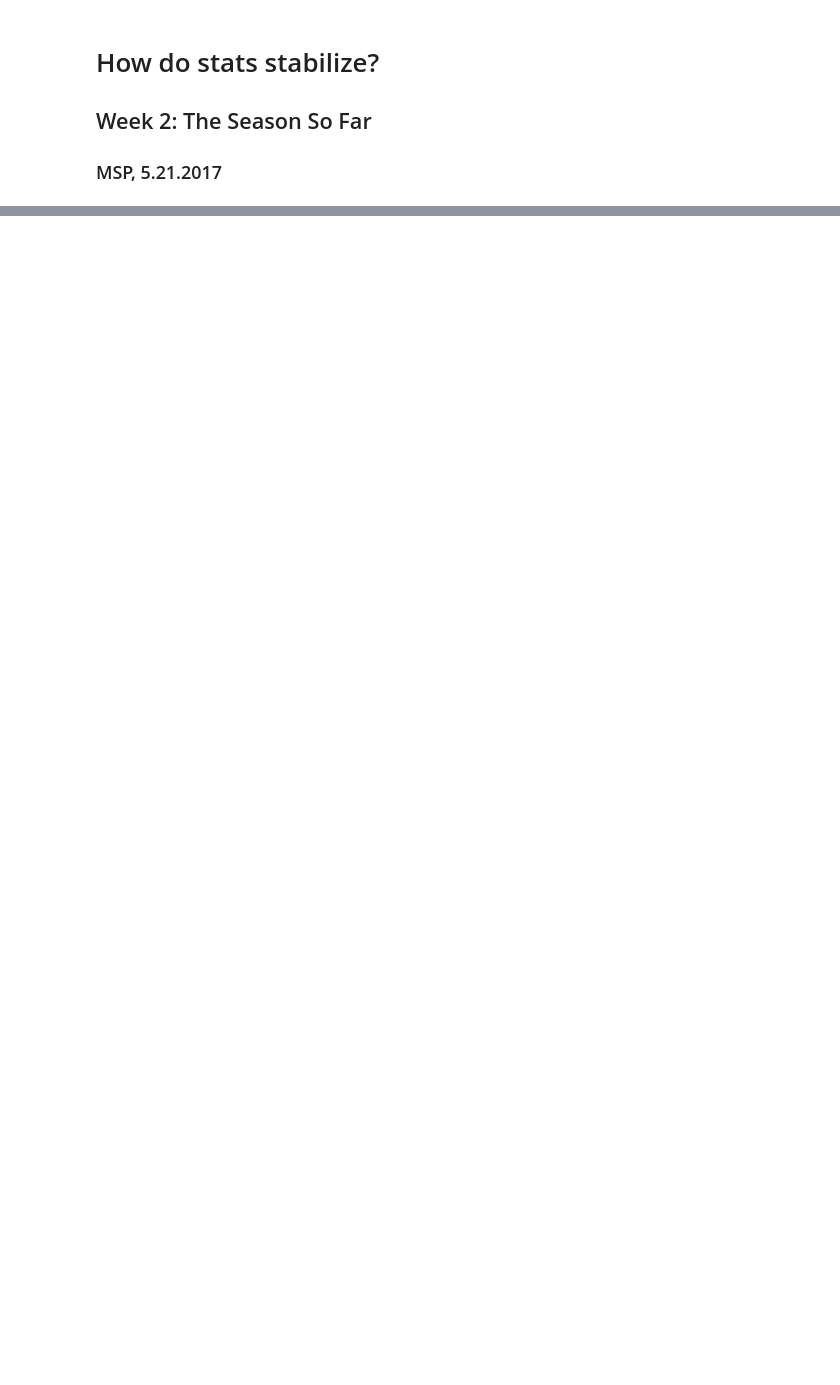
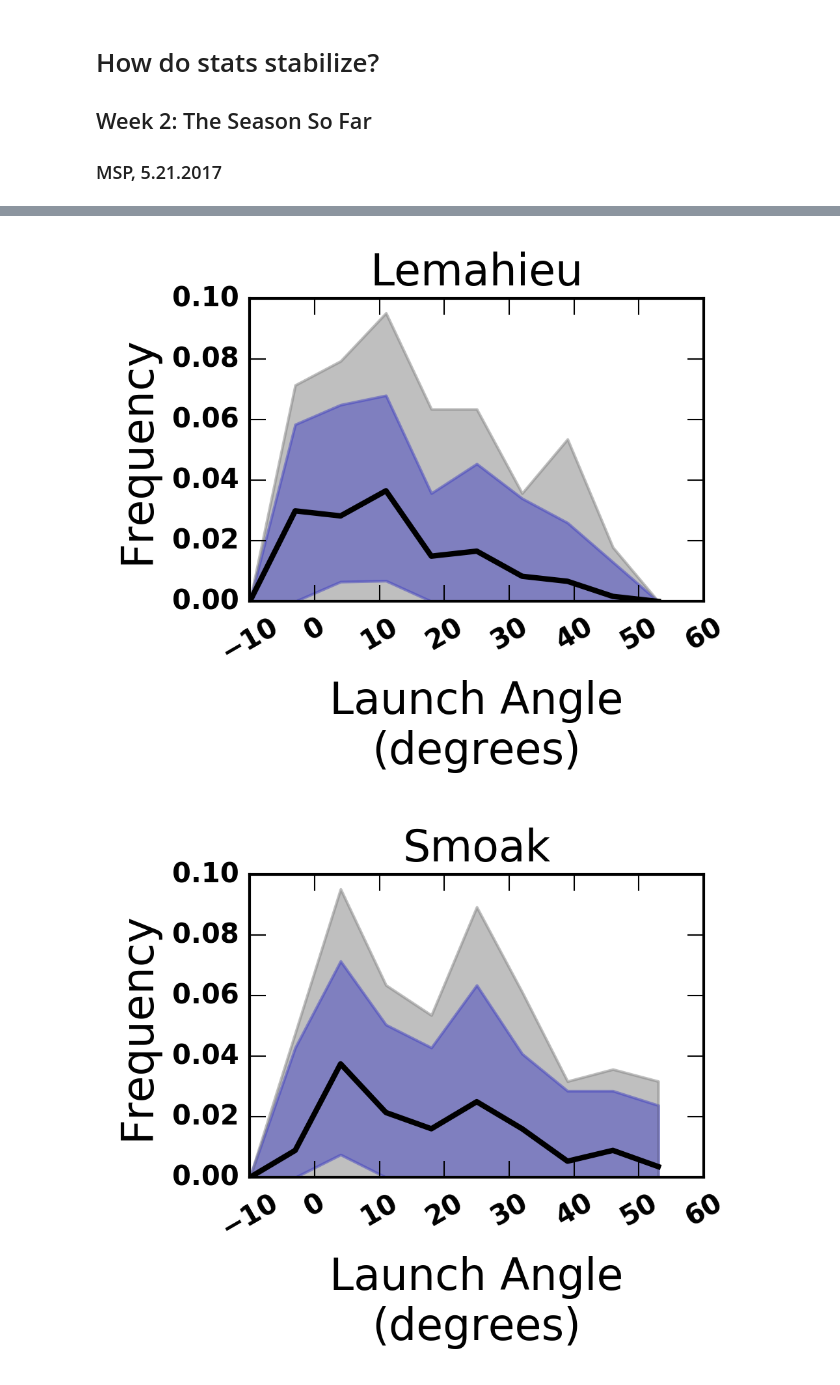
Before and after one commit to fantasy-toolz/2017-MLB-Analysis, a Jupyter notebook: stabilization_notebooks/Stat-Stabilization-II.ipynb, the cells around one changed output, grey strips where cells are left out. Cells and saved outputs as stored; diff of their text form; code cells hidden in the pictures; blank space fills up the shorter version.

```diff
--- a/stabilization_notebooks/Stat-Stabilization-II.ipynb
+++ b/stabilization_notebooks/Stat-Stabilization-II.ipynb
@@ -70,0 +111,11 @@ ImportError: No module named graph
+# %%
+check_convergence(L,field='launch_angle',title='Lemahieu',xlab='Launch Angle\n(degrees)',rrange=(-10,60))
+check_convergence(S,field='launch_angle',title='Smoak',xlab='Launch Angle\n(degrees)',rrange=(-10,60))
+
+check_convergence(J,field='launch_angle',title='Judge',xlab='Launch Angle\n(degrees)',rrange=(-10,60))
+
+#check_convergence(S,title='Smoak',xlab='Launch Speed\n(MPH)')
+#check_convergence(J,title='Judge',xlab='Launch Speed\n(MPH)')
+# %% [output]
+[figure, added]
+[figure, added]
```
Also changed, not shown: parts of 12 cells of this notebook, 3 other files.
